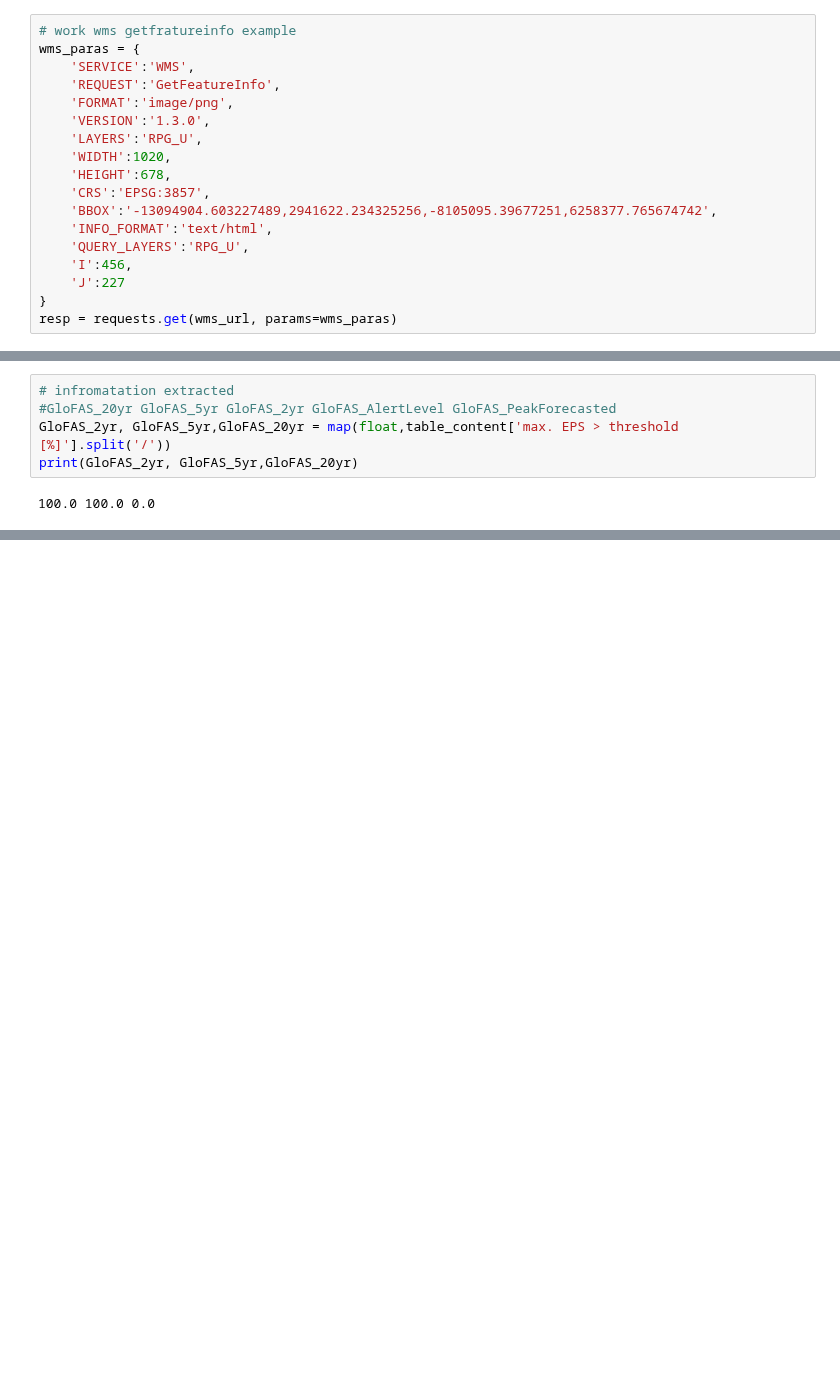
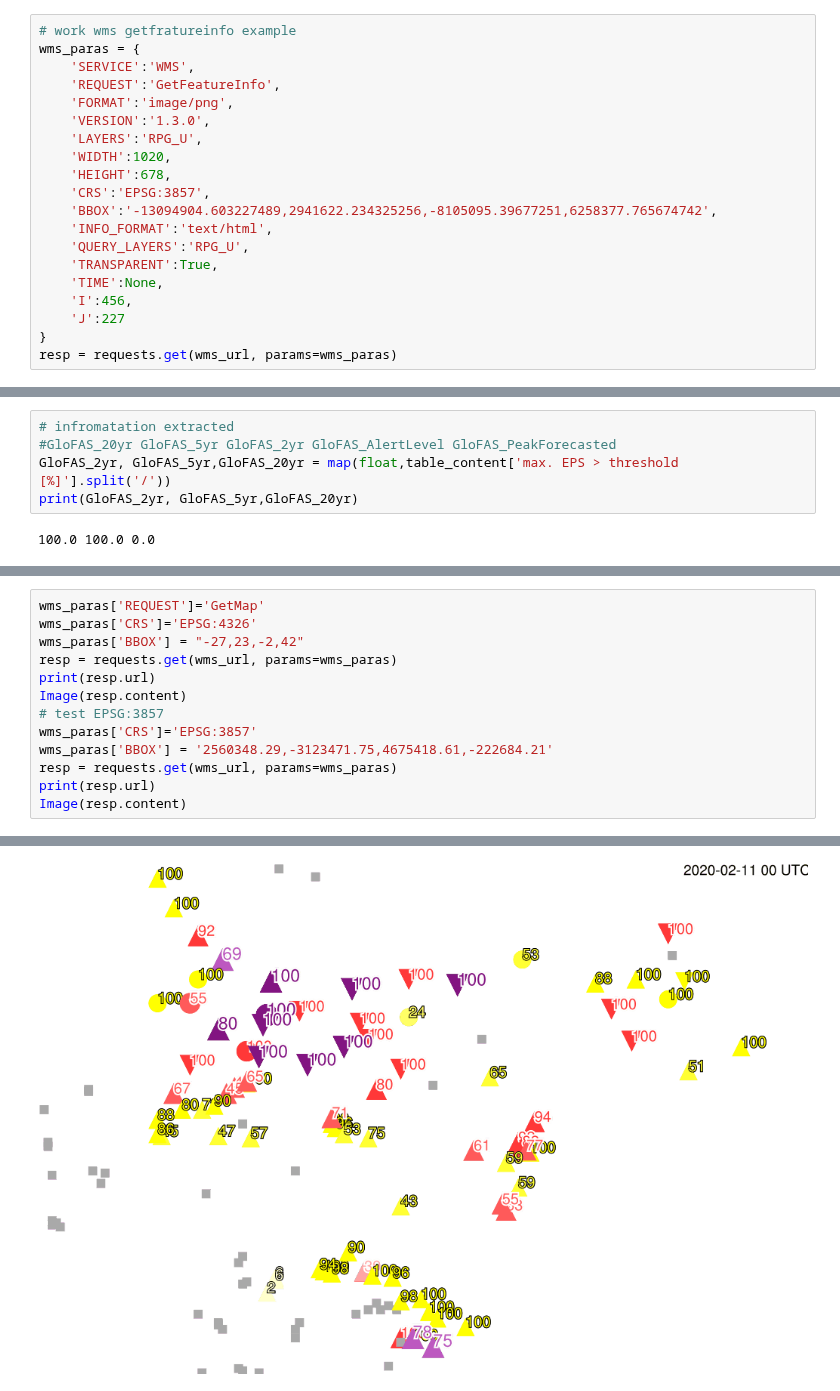
Before and after one commit to Global-Flood-Assessment/ModelOfModels, a Jupyter notebook: data/scratchbook_GloFAS.ipynb, the cells around one changed output, grey strips where cells are left out. Cells and saved outputs as stored; diff of their text form; blank space fills up the shorter version.

```diff
--- a/data/scratchbook_GloFAS.ipynb
+++ b/data/scratchbook_GloFAS.ipynb
@@ -104,6 +111,8 @@ wms_paras = {
     'BBOX':'-13094904.603227489,2941622.234325256,-8105095.39677251,6258377.765674742',
     'INFO_FORMAT':'text/html',
     'QUERY_LAYERS':'RPG_U',
+    'TRANSPARENT':True,
+    'TIME':None,
     'I':456,
     'J':227
 }
@@ -164,0 +225,14 @@ print(GloFAS_2yr, GloFAS_5yr,GloFAS_20yr)
+# %%
+wms_paras['REQUEST']='GetMap'
+wms_paras['CRS']='EPSG:4326'
+wms_paras['BBOX'] = "-27,23,-2,42"
+resp = requests.get(wms_url, params=wms_paras)
+print(resp.url)
+Image(resp.content)
+# test EPSG:3857
+wms_paras['CRS']='EPSG:3857'
+wms_paras['BBOX'] = '2560348.29,-3123471.75,4675418.61,-222684.21'
+resp = requests.get(wms_url, params=wms_paras)
+print(resp.url)
+Image(resp.content)
+# %% [output]
@@ -164,0 +241 @@ print(GloFAS_2yr, GloFAS_5yr,GloFAS_20yr)
+[figure, added]
```
Also changed, not shown: parts of 10 cells of this notebook.
